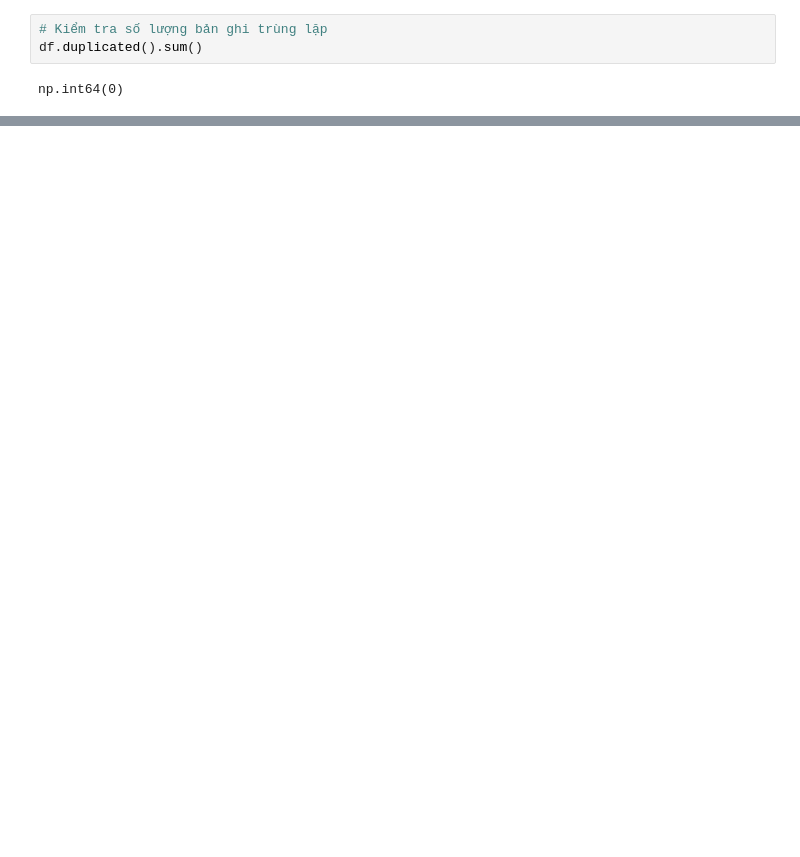
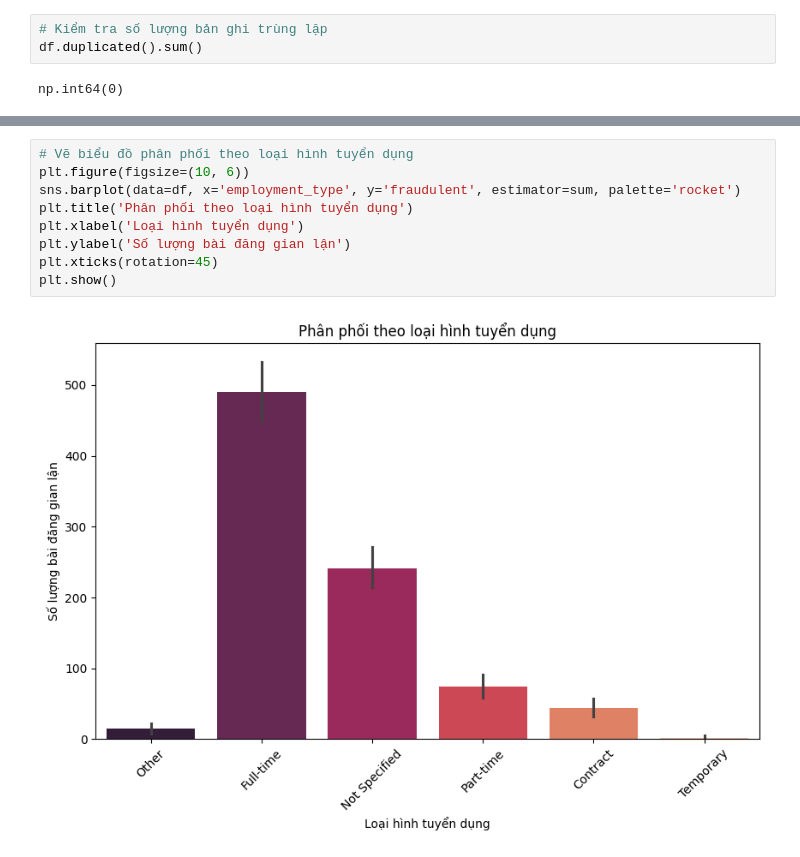
Before and after one commit to thanhlek5/Du-doan-tin-tuyen-dung, a Jupyter notebook: notebooks/Data_Exploration.ipynb, the cells around one changed output, grey strips where cells are left out. Saved outputs shown, nothing was run; the diff lists cells and outputs as text; blank space fills up the shorter version.

```diff
--- a/notebooks/Data_Exploration.ipynb
+++ b/notebooks/Data_Exploration.ipynb
@@ -157,0 +192,11 @@ sns.heatmap(df[numerical].corr(), cmap='coolwarm', annot=True)
+# %%
+# Vẽ biểu đồ phân phối theo loại hình tuyển dụng
+plt.figure(figsize=(10, 6))
+sns.barplot(data=df, x='employment_type', y='fraudulent', estimator=sum, palette='rocket')
+plt.title('Phân phối theo loại hình tuyển dụng')
+plt.xlabel('Loại hình tuyển dụng')
+plt.ylabel('Số lượng bài đăng gian lận')
+plt.xticks(rotation=45)
+plt.show()
+# %% [output]
+[figure, added]
```
Also changed, not shown: parts of 24 cells of this notebook.
